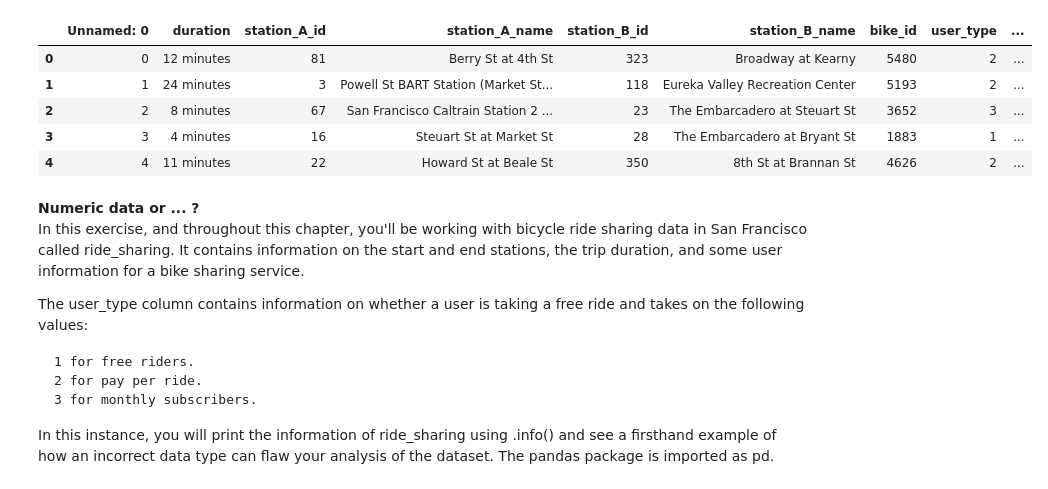
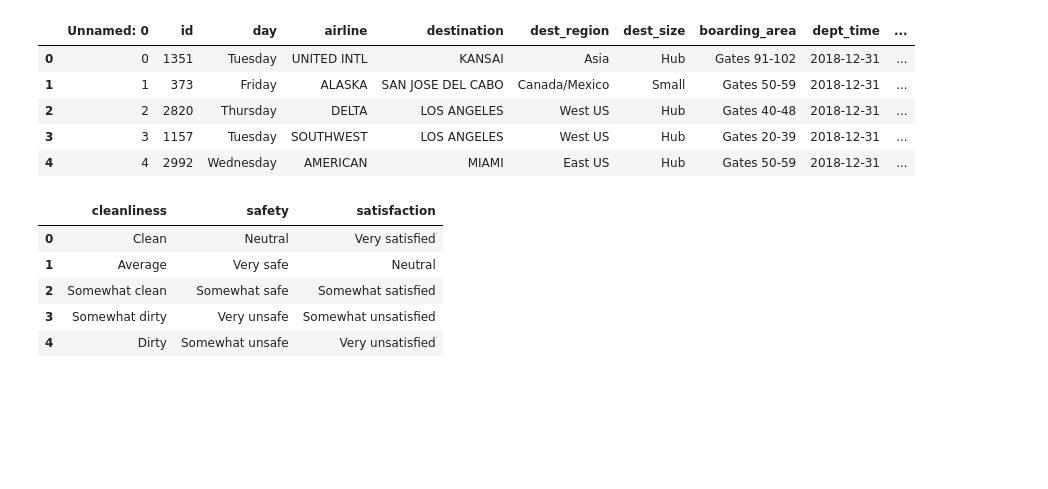
Before and after one commit to Rohanrathod7/my-ds-labs, a Jupyter notebook: 20_Cleaning_Data_in_Python/02_Text_and_categorical_data_problems.ipynb, the cells around one changed output. Drawn from its saved outputs; the diff is of its cells as text; code cells hidden in the pictures; blank space fills up the shorter version.

````diff
--- a/20_Cleaning_Data_in_Python/02_Text_and_categorical_data_problems.ipynb
+++ b/20_Cleaning_Data_in_Python/02_Text_and_categorical_data_problems.ipynb
@@ -6,29 +6,23 @@ import seaborn as sns
 import numpy as np
 import pandas as pd
 # %%
-url = "https://raw.githubusercontent.com/Rohanrathod7/my-ds-labs/main/20_Cleaning_Data_in_Python/dataset/ride_sharing_new.csv"
-ride_sharing = pd.read_csv(url)
-display(ride_sharing.head())
+url = "https://raw.githubusercontent.com/Rohanrathod7/my-ds-labs/main/20_Cleaning_Data_in_Python/dataset/airlines_final.csv"
+airlines = pd.read_csv(url)
+display(airlines.head())
+
+url = "https://raw.githubusercontent.com/Rohanrathod7/my-ds-labs/main/20_Cleaning_Data_in_Python/dataset/categories.csv"
+categories = pd.read_csv(url)
+display(categories.head())
 # %% [output]
-|  | Unnamed: 0 | duration | station_A_id | station_A_name | station_B_id | station_B_name | bike_id | user_type | ... |
-| 0 | 0 | 12 minutes | 81 | Berry St at 4th St | 323 | Broadway at Kearny | 5480 | 2 | ... |
-| 1 | 1 | 24 minutes | 3 | Powell St BART Station (Market St... | 118 | Eureka Valley Recreation Center | 5193 | 2 | ... |
-| 2 | 2 | 8 minutes | 67 | San Francisco Caltrain Station 2 ... | 23 | The Embarcadero at Steuart St | 3652 | 3 | ... |
-| 3 | 3 | 4 minutes | 16 | Steuart St at Market St | 28 | The Embarcadero at Bryant St | 1883 | 1 | ... |
-| 4 | 4 | 11 minutes | 22 | Howard St at Beale St | 350 | 8th St at Brannan St | 4626 | 2 | ... |
+|  | Unnamed: 0 | id | day | airline | destination | dest_region | dest_size | boarding_area | dept_time | ... |
+| 0 | 0 | 1351 | Tuesday | UNITED INTL | KANSAI | Asia | Hub | Gates 91-102 | 2018-12-31 | ... |
+| 1 | 1 | 373 | Friday | ALASKA | SAN JOSE DEL CABO | Canada/Mexico | Small | Gates 50-59 | 2018-12-31 | ... |
+| 2 | 2 | 2820 | Thursday | DELTA | LOS ANGELES | West US | Hub | Gates 40-48 | 2018-12-31 | ... |
+| 3 | 3 | 1157 | Tuesday | SOUTHWEST | LOS ANGELES | West US | Hub | Gates 20-39 | 2018-12-31 | ... |
+| 4 | 4 | 2992 | Wednesday | AMERICAN | MIAMI | East US | Hub | Gates 50-59 | 2018-12-31 | ... |
+|  | cleanliness | safety | satisfaction |
+| 0 | Clean | Neutral | Very satisfied |
+| 1 | Average | Very safe | Neutral |
+| 2 | Somewhat clean | Somewhat safe | Somewhat satisfied |
+| 3 | Somewhat dirty | Very unsafe | Somewhat unsatisfied |
+| 4 | Dirty | Somewhat unsafe | Very unsatisfied |
-# %% [markdown]
-**Numeric data or ... ?**
-In this exercise, and throughout this chapter, you'll be working with bicycle ride sharing data in San Francisco called ride_sharing. It contains information on the start and end stations, the trip duration, and some user information for a bike sharing service.
-
-The user_type column contains information on whether a user is taking a free ride and takes on the following values:
-
-
-
-```
-1 for free riders.
-2 for pay per ride.
-3 for monthly subscribers.
-```
-
-
-In this instance, you will print the information of ride_sharing using .info() and see a firsthand example of how an incorrect data type can flaw your analysis of the dataset. The pandas package is imported as pd.
````
Also changed, not shown: parts of 23 cells of this notebook.
